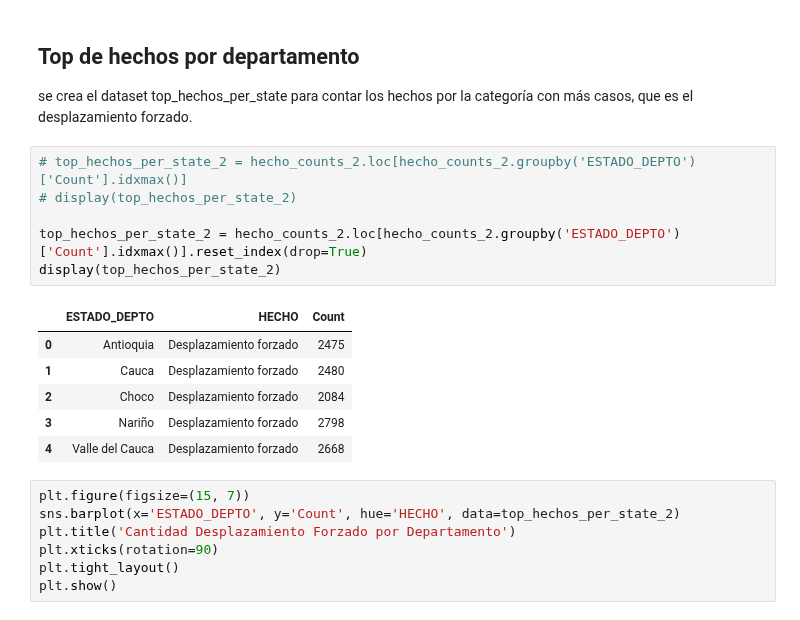
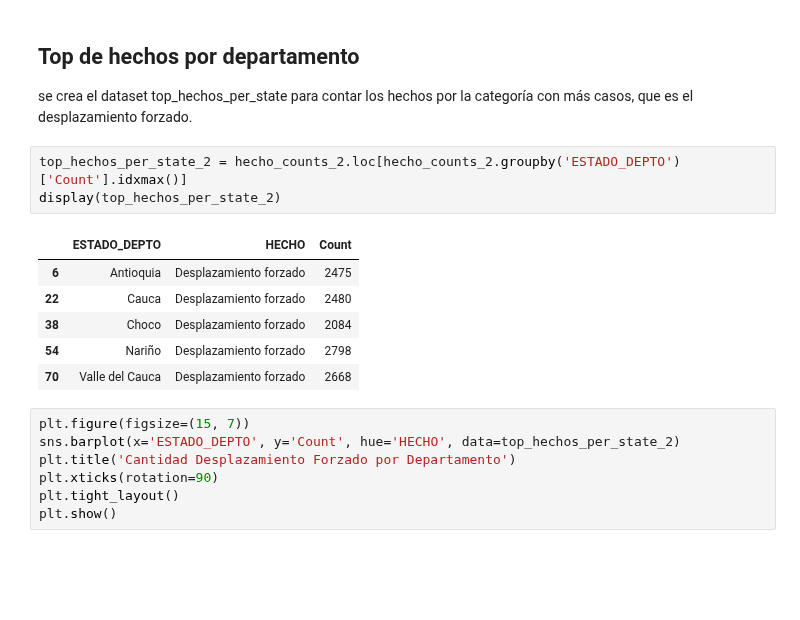
Before and after one commit to oviedokaren19/bc_G3_analisis_victimas, a Jupyter notebook: rama_nueva/sprint2.ipynb, the cells around one changed output. Drawn from its saved outputs; the diff is of its cells as text; blank space fills up the shorter version.

```diff
--- a/rama_nueva/sprint2.ipynb
+++ b/rama_nueva/sprint2.ipynb
@@ -152,18 +152,15 @@ display(hecho_counts_2.head())
 
 se crea el dataset top_hechos_per_state para contar los hechos por la categoría con más casos, que es el desplazamiento forzado.
 # %%
-# top_hechos_per_state_2 = hecho_counts_2.loc[hecho_counts_2.groupby('ESTADO_DEPTO')['Count'].idxmax()]
-# display(top_hechos_per_state_2)
-
-top_hechos_per_state_2 = hecho_counts_2.loc[hecho_counts_2.groupby('ESTADO_DEPTO')['Count'].idxmax()].reset_index(drop=True)
+top_hechos_per_state_2 = hecho_counts_2.loc[hecho_counts_2.groupby('ESTADO_DEPTO')['Count'].idxmax()]
 display(top_hechos_per_state_2)
 # %% [output]
 |  | ESTADO_DEPTO | HECHO | Count |
-| 0 | Antioquia | Desplazamiento forzado | 2475 |
-| 1 | Cauca | Desplazamiento forzado | 2480 |
-| 2 | Choco | Desplazamiento forzado | 2084 |
-| 3 | Nariño | Desplazamiento forzado | 2798 |
-| 4 | Valle del Cauca | Desplazamiento forzado | 2668 |
+| 6 | Antioquia | Desplazamiento forzado | 2475 |
+| 22 | Cauca | Desplazamiento forzado | 2480 |
+| 38 | Choco | Desplazamiento forzado | 2084 |
+| 54 | Nariño | Desplazamiento forzado | 2798 |
+| 70 | Valle del Cauca | Desplazamiento forzado | 2668 |
 # %%
 plt.figure(figsize=(15, 7))
 sns.barplot(x='ESTADO_DEPTO', y='Count', hue='HECHO', data=top_hechos_per_state_2)
```
Also changed, not shown: parts of 4 cells of this notebook.
